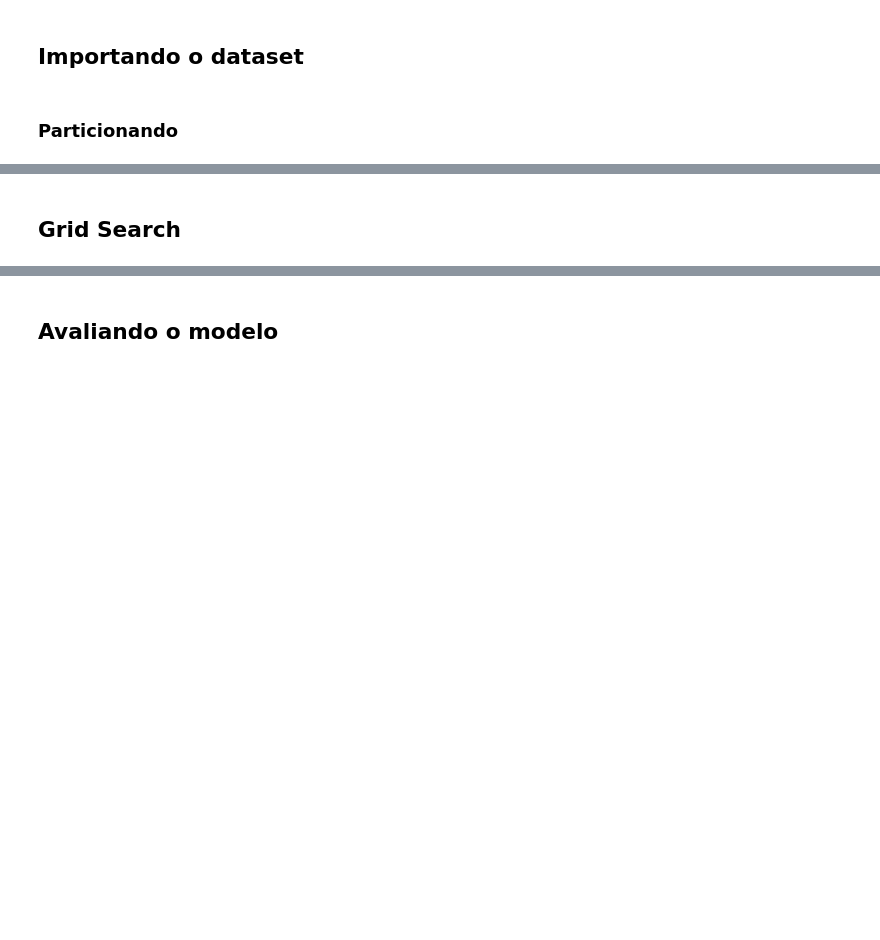
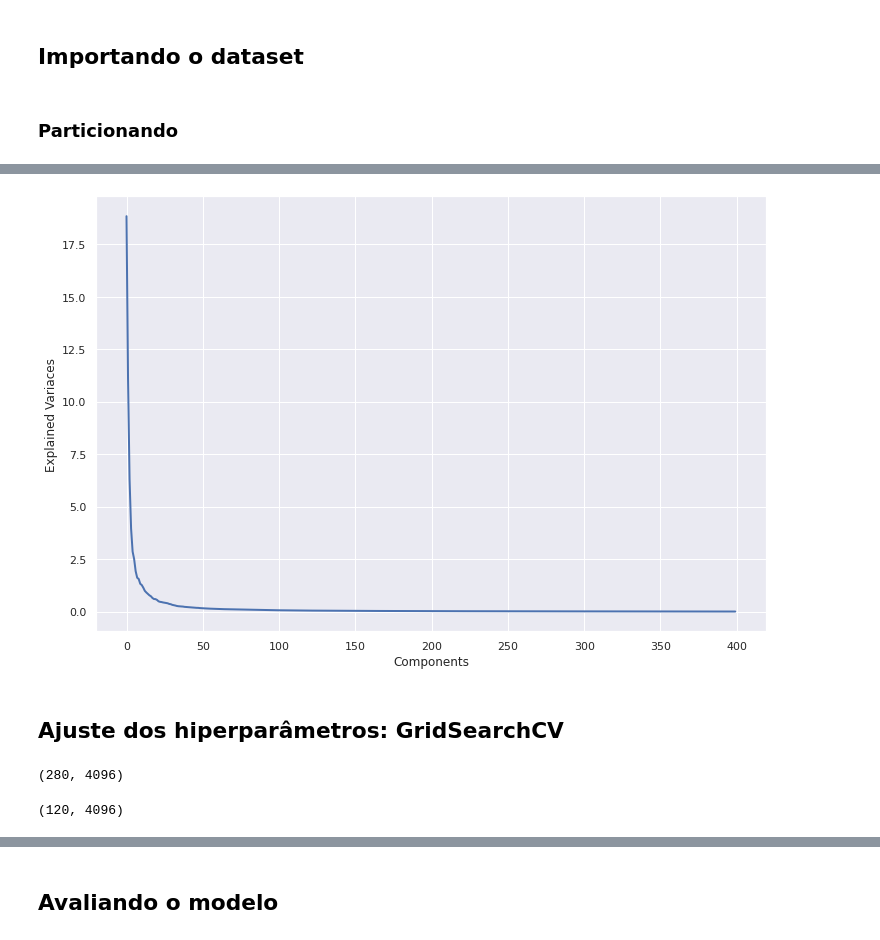
Before and after one commit to gus-phys/AI2-resources, a Jupyter notebook: 08-classificacao/aulas-praticas/aula6/svm/svm-on-Cambridge-faces.ipynb, the cells around one changed output, grey strips where cells are left out. Saved outputs shown, nothing was run; the diff lists cells and outputs as text; code cells hidden in the pictures; blank space fills up the shorter version.

```diff
--- a/08-classificacao/aulas-praticas/aula6/svm/svm-on-Cambridge-faces.ipynb
+++ b/08-classificacao/aulas-praticas/aula6/svm/svm-on-Cambridge-faces.ipynb
@@ -42,0 +73,13 @@ model = make_pipeline(pca, svc)
+# %%
+pca=PCA()
+pca.fit(X)
+
+plt.figure(1, figsize=(12,8))
+
+plt.plot(pca.explained_variance_, linewidth=2)
+
+plt.xlabel('Components')
+plt.ylabel('Explained Variaces')
+plt.show()
+# %% [output]
+[figure, added]
@@ -43,4 +88,4 @@ model = make_pipeline(pca, svc)
 # %% [markdown]
-## Grid Search
+## Ajuste dos hiperparâmetros: GridSearchCV
 # %%
 from sklearn.model_selection import GridSearchCV
@@ -47,3 +98,13 @@ from sklearn.model_selection import GridSearchCV
+# %%
+X_train = X_train.reshape((X_train.shape[0], X_train.shape[1]*X_train.shape[2]))
+X_train.shape
+# %% [output]
+(280, 4096)
+# %%
+X_test = X_test.reshape((X_test.shape[0], X_test.shape[1]*X_test.shape[2]))
+X_test.shape
+# %% [output]
+(120, 4096)
 # %%
 param_grid = {
     'svc__C': [0.01, 0.5, 1, 5, 10, 50],
```
Also changed, not shown: parts of 21 cells of this notebook.
